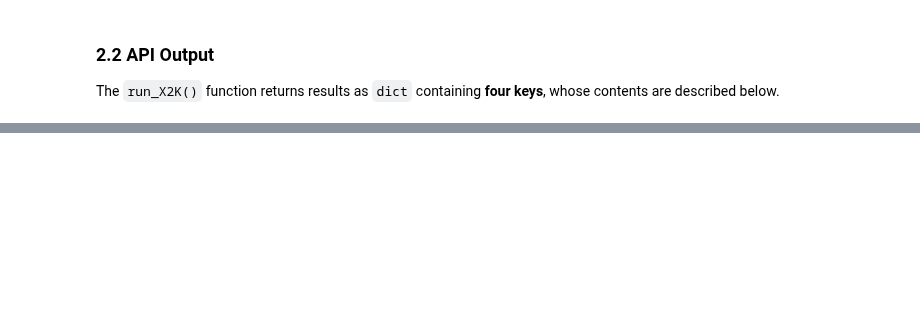
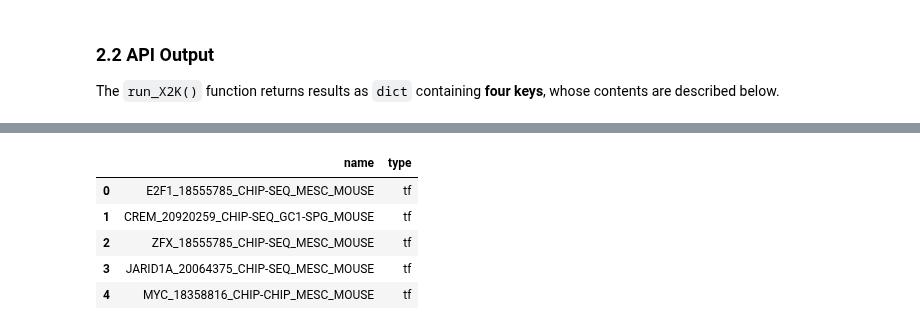
Before and after one commit to MaayanLab/x2k_web, a Jupyter notebook: src/main/webapp/notebooks/x2k_api_notebook.ipynb, the cells around one changed output, grey strips where cells are left out. Saved outputs shown, nothing was run; the diff lists cells and outputs as text; code cells hidden in the pictures; blank space fills up the shorter version.

```diff
--- a/src/main/webapp/notebooks/x2k_api_notebook.ipynb
+++ b/src/main/webapp/notebooks/x2k_api_notebook.ipynb
@@ -233,0 +390,11 @@ tf_dataframe.head()
+# %%
+# G2N nodes dataframe
+g2n_nodes_dataframe = pd.DataFrame(x2k_results['G2N']['nodes']).drop('pvalue', axis=1)
+g2n_nodes_dataframe.head()
+# %% [output]
+|  | name | type |
+| 0 | E2F1_18555785_CHIP-SEQ_MESC_MOUSE | tf |
+| 1 | CREM_20920259_CHIP-SEQ_GC1-SPG_MOUSE | tf |
+| 2 | ZFX_18555785_CHIP-SEQ_MESC_MOUSE | tf |
+| 3 | JARID1A_20064375_CHIP-SEQ_MESC_MOUSE | tf |
+| 4 | MYC_18358816_CHIP-CHIP_MESC_MOUSE | tf |
```
Also changed, not shown: parts of 30 cells of this notebook, 6 other files.
